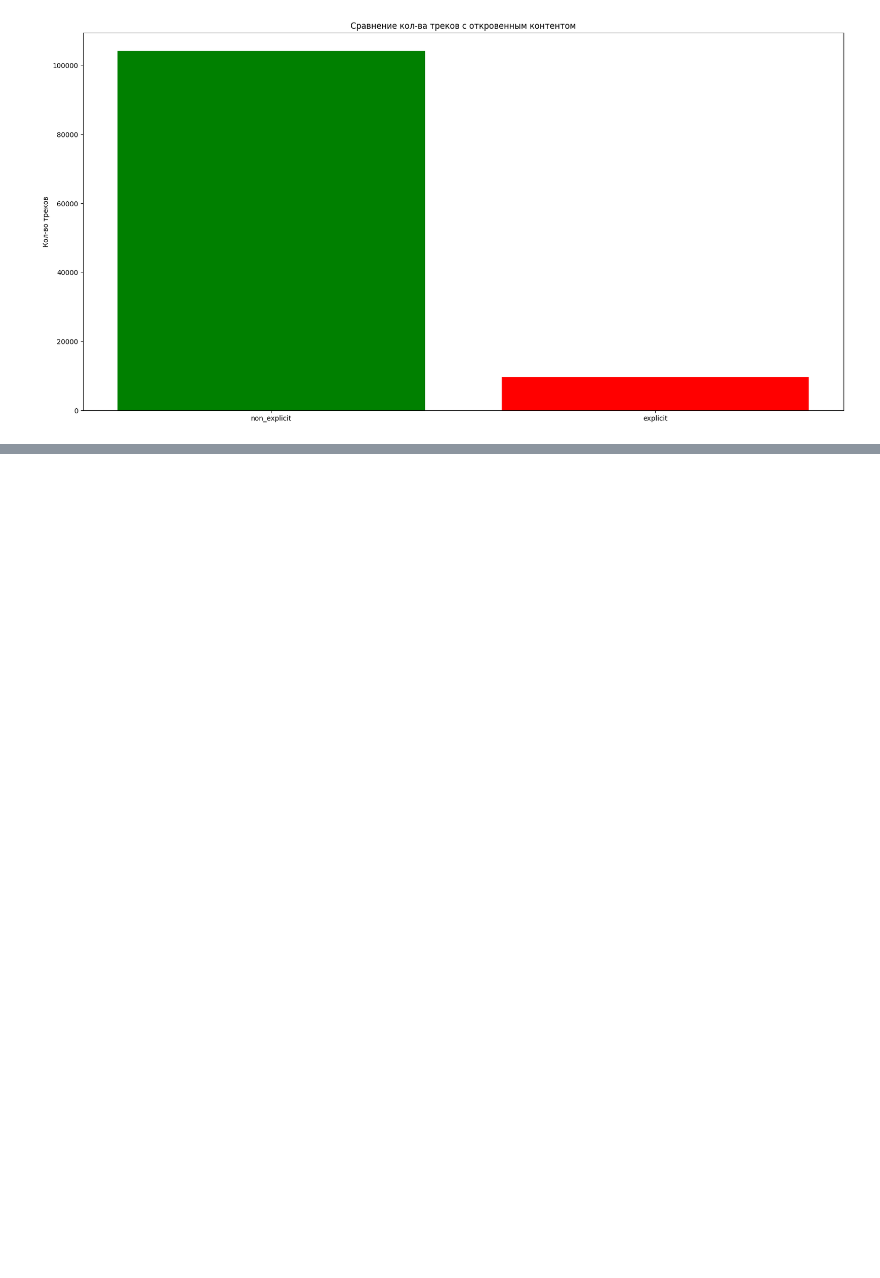
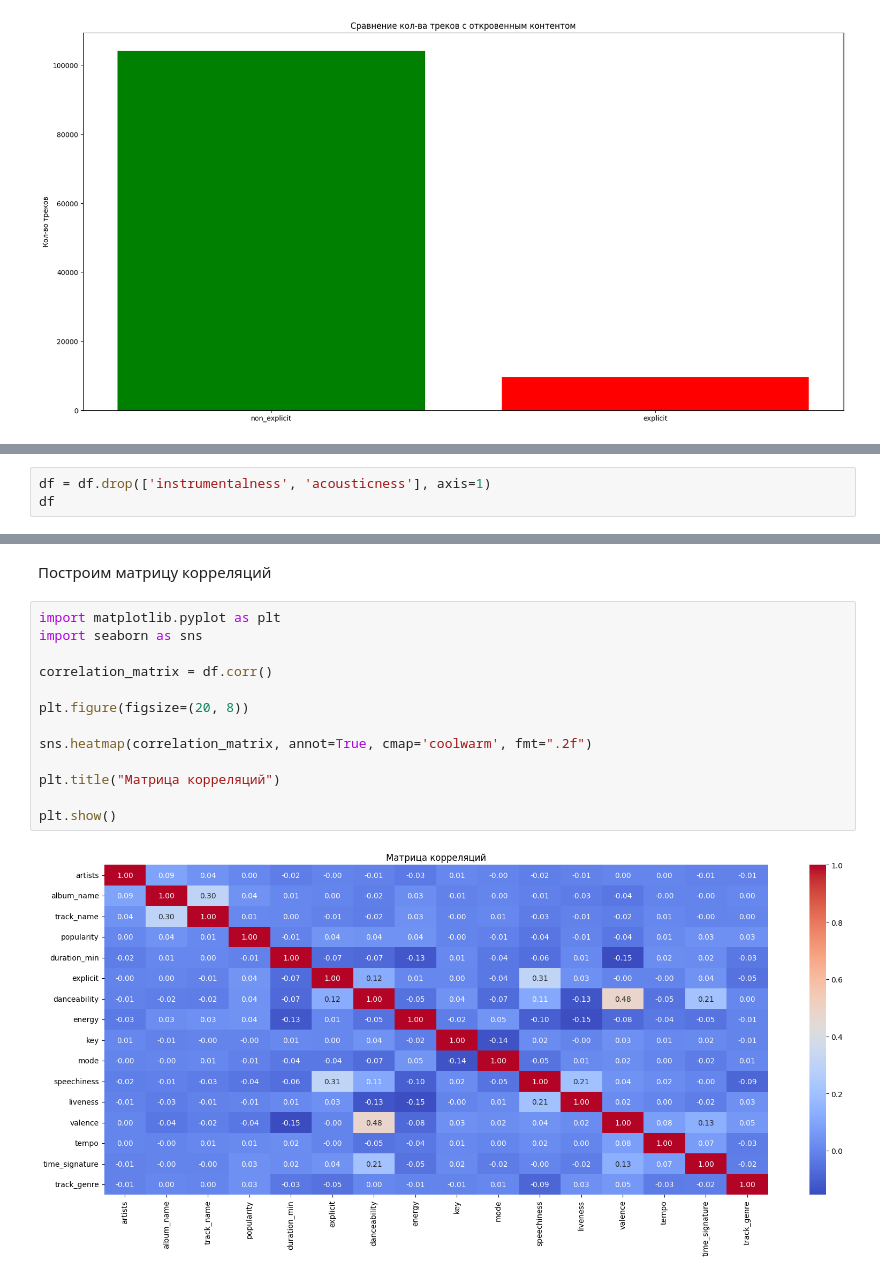
Before and after one commit to g00sdu/Spotify_Kulikov_Ivan_AT-06-Notebook, a Jupyter notebook: spotify-kulikov-ivan-at-06-notebook-ipynb.ipynb, the cells around one changed output, grey strips where cells are left out. Drawn from its saved outputs; the diff is of its cells as text; blank space fills up the shorter version.

```diff
--- a/spotify-kulikov-ivan-at-06-notebook-ipynb.ipynb
+++ b/spotify-kulikov-ivan-at-06-notebook-ipynb.ipynb
@@ -274,0 +306,3 @@ plt.show()
+# %%
+df = df.drop(['instrumentalness', 'acousticness'], axis=1)
+df
@@ -274,0 +323,17 @@ plt.show()
+# %% [markdown]
+Построим матрицу корреляций
+# %%
+import matplotlib.pyplot as plt
+import seaborn as sns
+
+correlation_matrix = df.corr()
+
+plt.figure(figsize=(20, 8))
+
+sns.heatmap(correlation_matrix, annot=True, cmap='coolwarm', fmt=".2f")
+
+plt.title("Матрица корреляций")
+
+plt.show()
+# %% [output]
+[figure, added]
```
Also changed, not shown: parts of 12 cells of this notebook.
